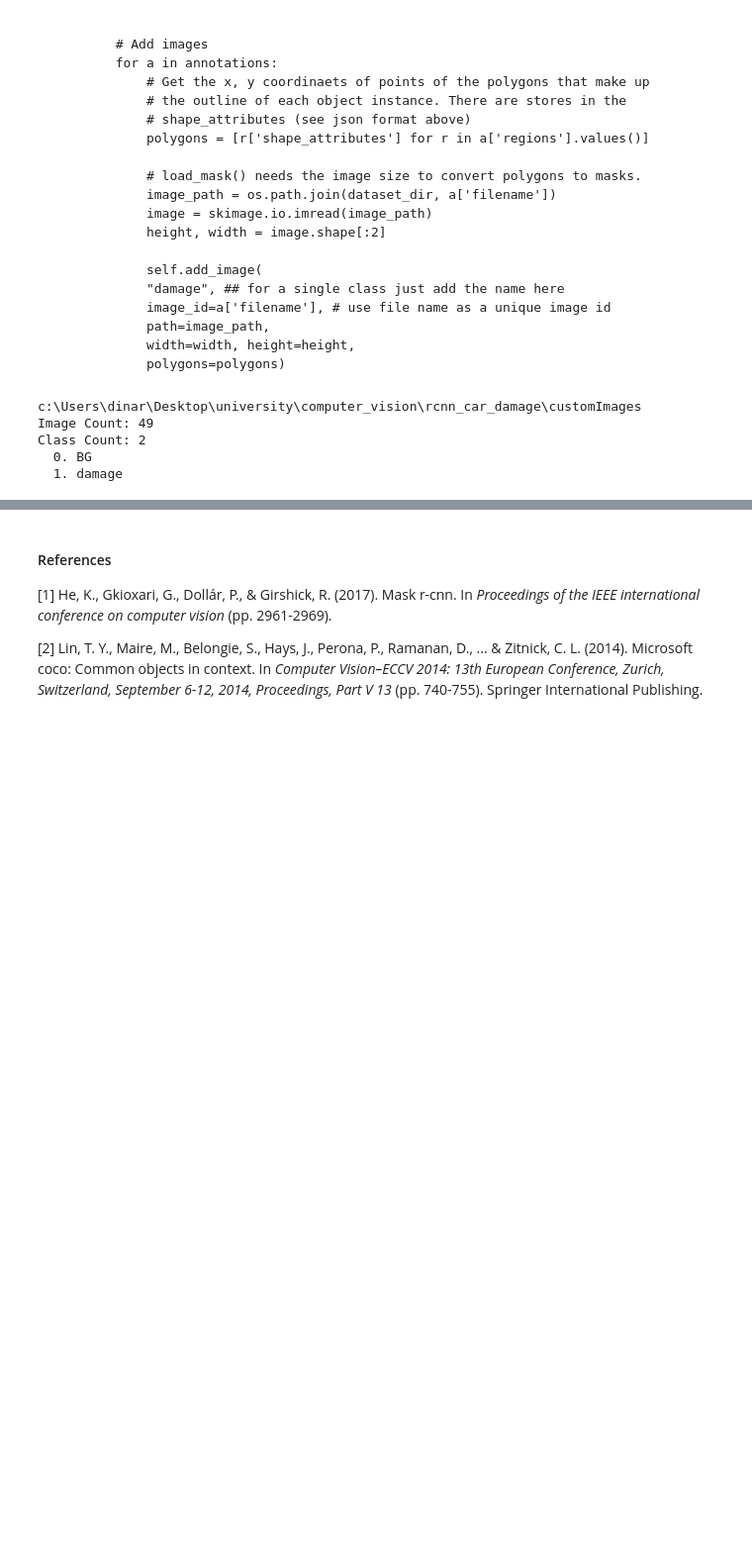
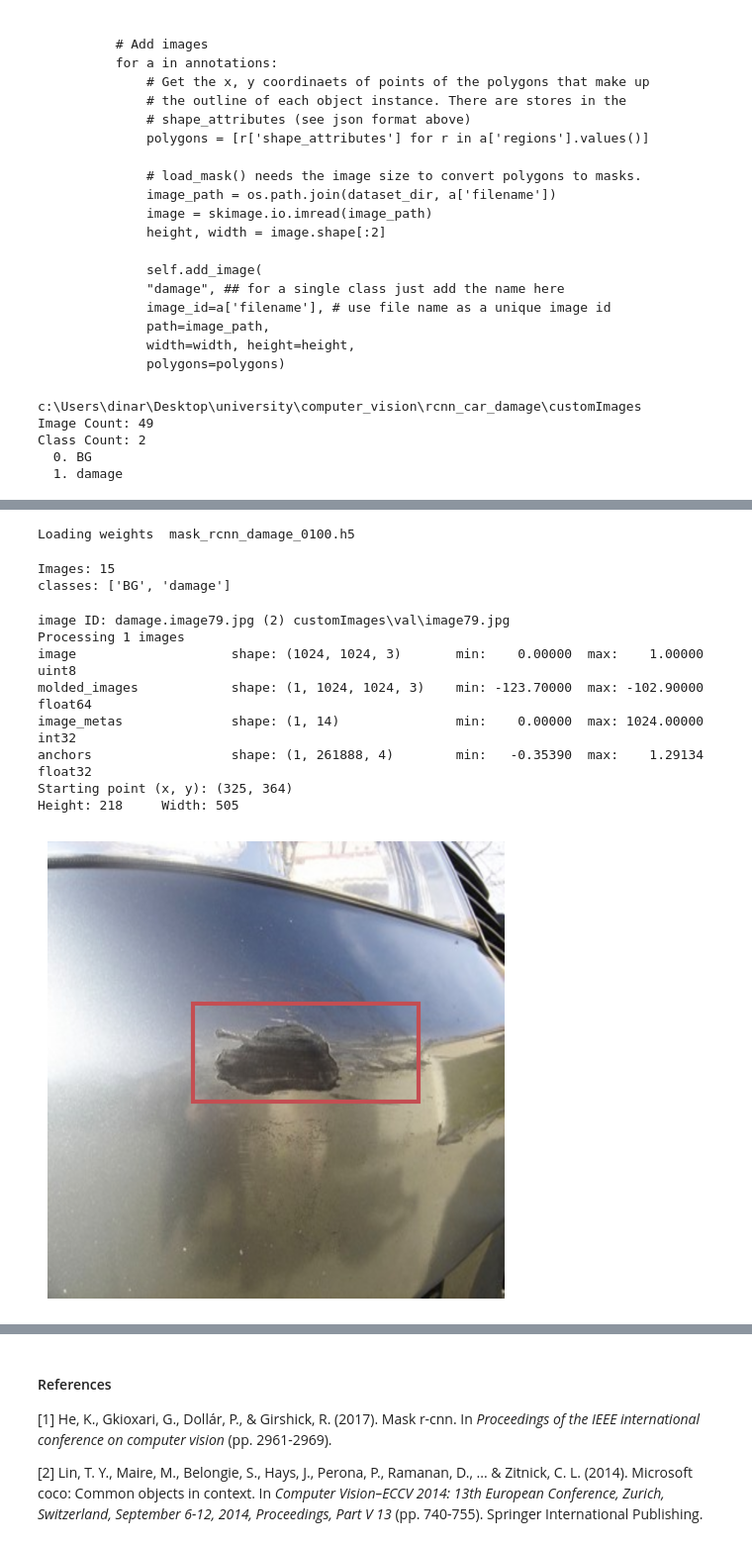
Before and after one commit to dissagaliyeva/masters, a Jupyter notebook: computer_vision/rcnn_car_damage/analysis.ipynb, the cells around one changed output, grey strips where cells are left out. Shown at 99% size. Drawn from its saved outputs; the diff is of its cells as text; code cells hidden in the pictures; blank space fills up the shorter version.

```diff
--- a/computer_vision/rcnn_car_damage/analysis.ipynb
+++ b/computer_vision/rcnn_car_damage/analysis.ipynb
@@ -162,0 +458,72 @@ for image_id in image_ids:
+# %%
+# Create model in inference mode
+import tensorflow as tf
+with tf.device(DEVICE):
+    model = modellib.MaskRCNN(mode="inference", model_dir=MODEL_DIR,
+                              config=config)
+
+# Load weights
+print("Loading weights ", custom_WEIGHTS_PATH)
+model.load_weights(custom_WEIGHTS_PATH, by_name=True)
+# %% [output]
+Loading weights  mask_rcnn_damage_0100.h5
+# %%
+dataset = custom.CustomDataset()
+dataset.load_custom('customImages','val')
+dataset.prepare()
+print('Images: {}\nclasses: {}'.format(len(dataset.image_ids), dataset.class_names))
+# %% [output]
+Images: 15
+classes: ['BG', 'damage']
+# %%
+import cv2
+from matplotlib.patches import Rectangle
+from matplotlib.transforms import Bbox
+
+image_map = {v:k[7:] for k, v in dataset.image_from_source_map.items()}
+image_id = 2
+image, image_meta, gt_class_id, gt_bbox, gt_mask =\
+    modellib.load_image_gt(dataset, config, image_id, use_mini_mask=False)
+info = dataset.image_info[image_id]
+print("image ID: {}.{} ({}) {}".format(info["source"], info["id"], image_id,
+                                       dataset.image_reference(image_id)))
+
+# Run object detection
+results = model.detect([image], verbose=1)
+
+# get coordinates to plot predicted box
+y1, y2, x1, x2 = gt_bbox[0][0], gt_bbox[0][2], gt_bbox[0][1], gt_bbox[0][-1]
+
+# find the starting location
+xy = (x1, y1)
+print('Starting point (x, y):', xy)
+
+# get height and width
+height, width = y2 - y1, x2 - x1
+print('Height:', height, '\tWidth:', width)
+
+# create a rectangle to add as a patch
+rect = Rectangle(xy, width, height, edgecolor='r', fill=False, linewidth=3)
+
+# get the image
+image = cv2.imread('customImages/val/' + image_map[image_id])
+image = cv2.cvtColor(image, cv2.COLOR_BGR2RGB)
+image = cv2.resize(image, (1024, 1024))
+
+# create a figure
+fig, ax = plt.subplots(1, 1, figsize=(10, 6))
+ax.imshow(image)            # show image
+ax.add_patch(rect)          # add rectangle
+ax.axis('off')              # remove axis
+ax.grid('off')              # remove grid
+plt.show()
+# %% [output]
+image ID: damage.image79.jpg (2) customImages\val\image79.jpg
+Processing 1 images
+image                    shape: (1024, 1024, 3)       min:    0.00000  max:    1.00000  uint8
+molded_images            shape: (1, 1024, 1024, 3)    min: -123.70000  max: -102.90000  float64
+image_metas              shape: (1, 14)               min:    0.00000  max: 1024.00000  int32
+anchors                  shape: (1, 261888, 4)        min:   -0.35390  max:    1.29134  float32
+Starting point (x, y): (325, 364)
+Height: 218     Width: 505
+[figure, added]
```
Also changed, not shown: parts of 19 cells of this notebook, 30 other files.
